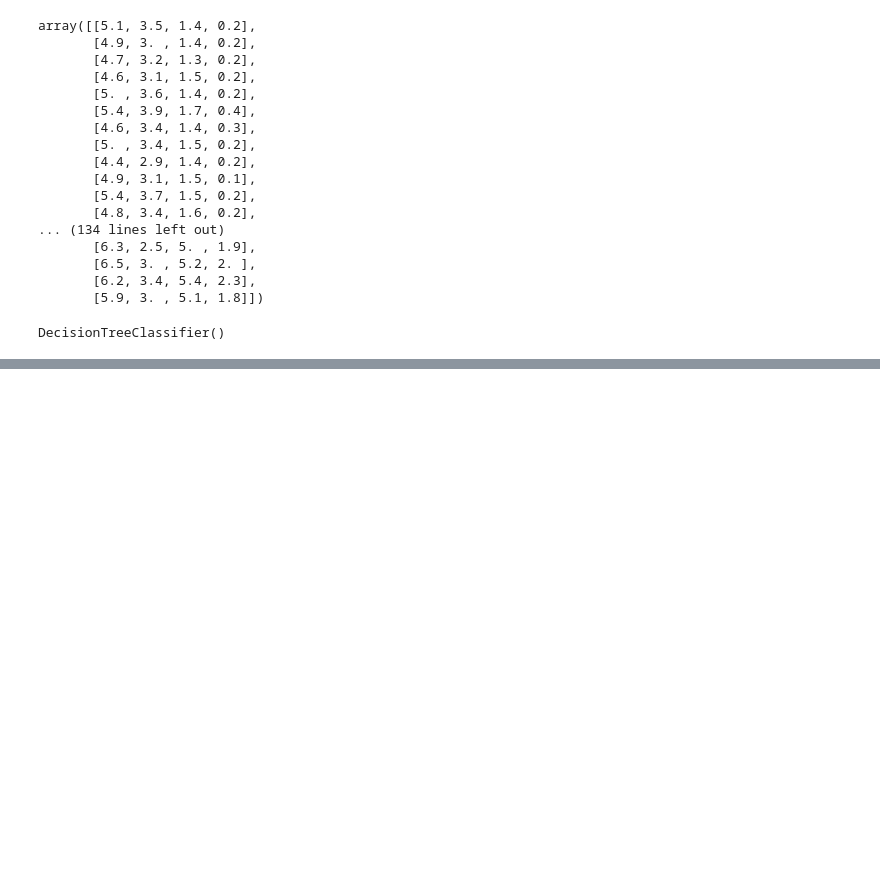
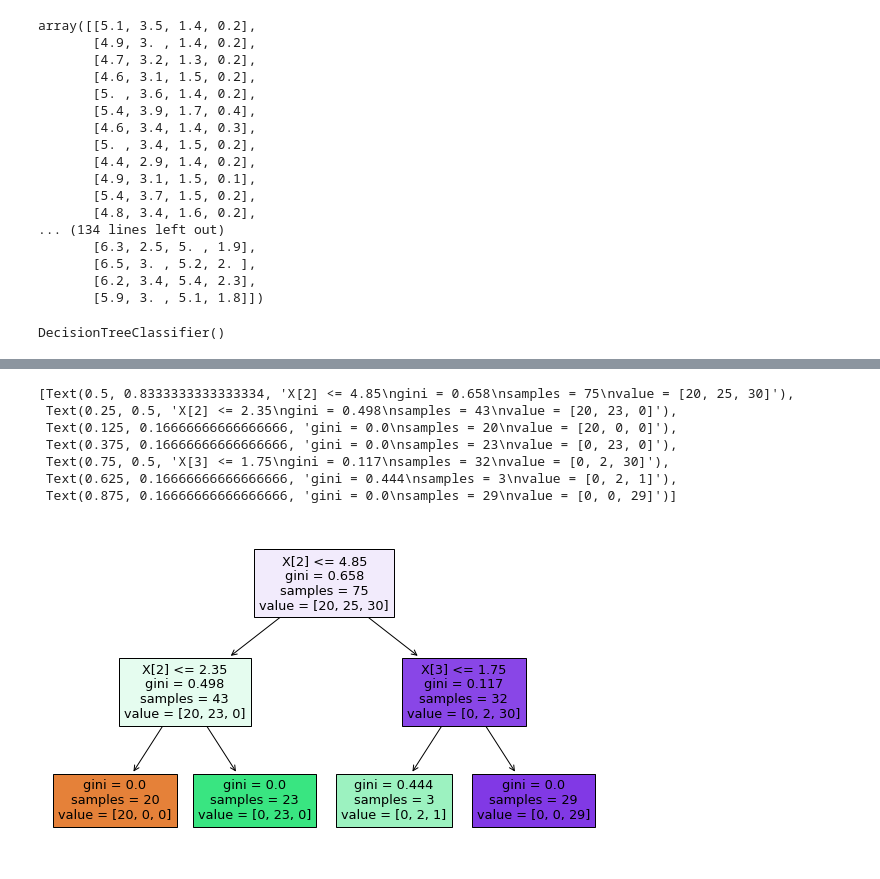
Before and after one commit to sh1lpa/Machine-Learning-Project, a Jupyter notebook: Decision_Tree/post_prunning.ipynb, the cells around one changed output, grey strips where cells are left out. Cells and saved outputs as stored; diff of their text form; code cells hidden in the pictures; blank space fills up the shorter version.

```diff
--- a/Decision_Tree/post_prunning.ipynb
+++ b/Decision_Tree/post_prunning.ipynb
@@ -63,0 +139,13 @@ tree.plot_tree(classifier, filled=True)
+# %%
+from sklearn import tree
+plt.figure(figsize=(10,6))
+tree.plot_tree(classifier, filled=True)
+# %% [output]
+[Text(0.5, 0.8333333333333334, 'X[2] <= 4.85\ngini = 0.658\nsamples = 75\nvalue = [20, 25, 30]'),
+ Text(0.25, 0.5, 'X[2] <= 2.35\ngini = 0.498\nsamples = 43\nvalue = [20, 23, 0]'),
+ Text(0.125, 0.16666666666666666, 'gini = 0.0\nsamples = 20\nvalue = [20, 0, 0]'),
+ Text(0.375, 0.16666666666666666, 'gini = 0.0\nsamples = 23\nvalue = [0, 23, 0]'),
+ Text(0.75, 0.5, 'X[3] <= 1.75\ngini = 0.117\nsamples = 32\nvalue = [0, 2, 30]'),
+ Text(0.625, 0.16666666666666666, 'gini = 0.444\nsamples = 3\nvalue = [0, 2, 1]'),
+ Text(0.875, 0.16666666666666666, 'gini = 0.0\nsamples = 29\nvalue = [0, 0, 29]')]
+[figure, added]
```
Also changed, not shown: parts of 15 cells of this notebook.
